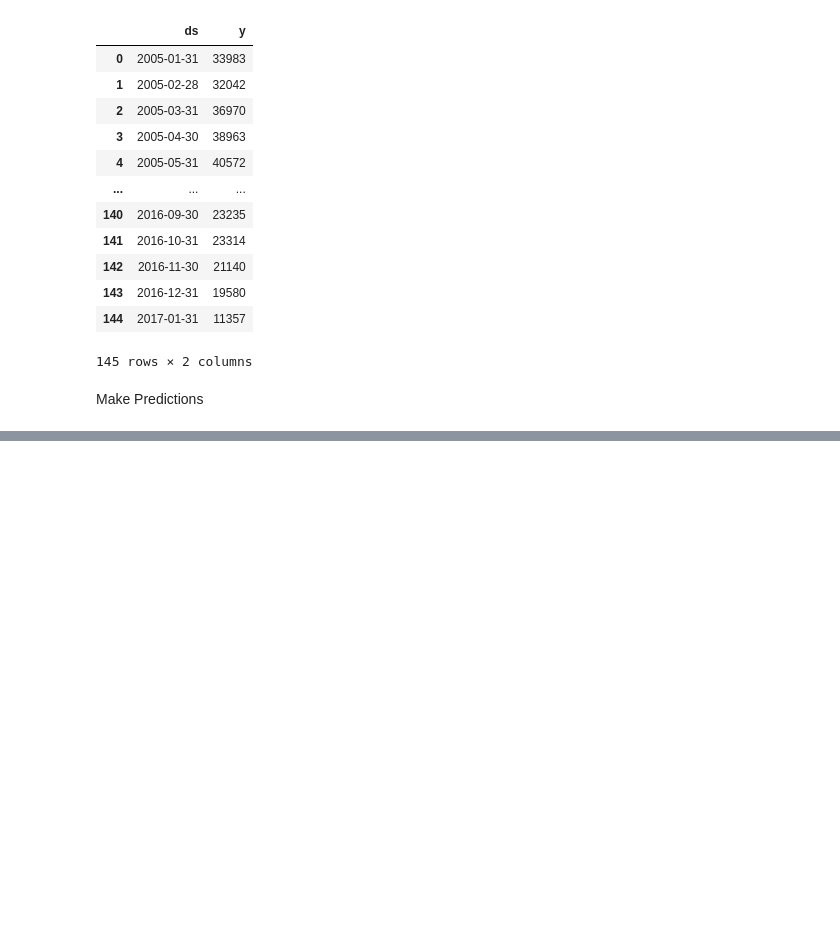
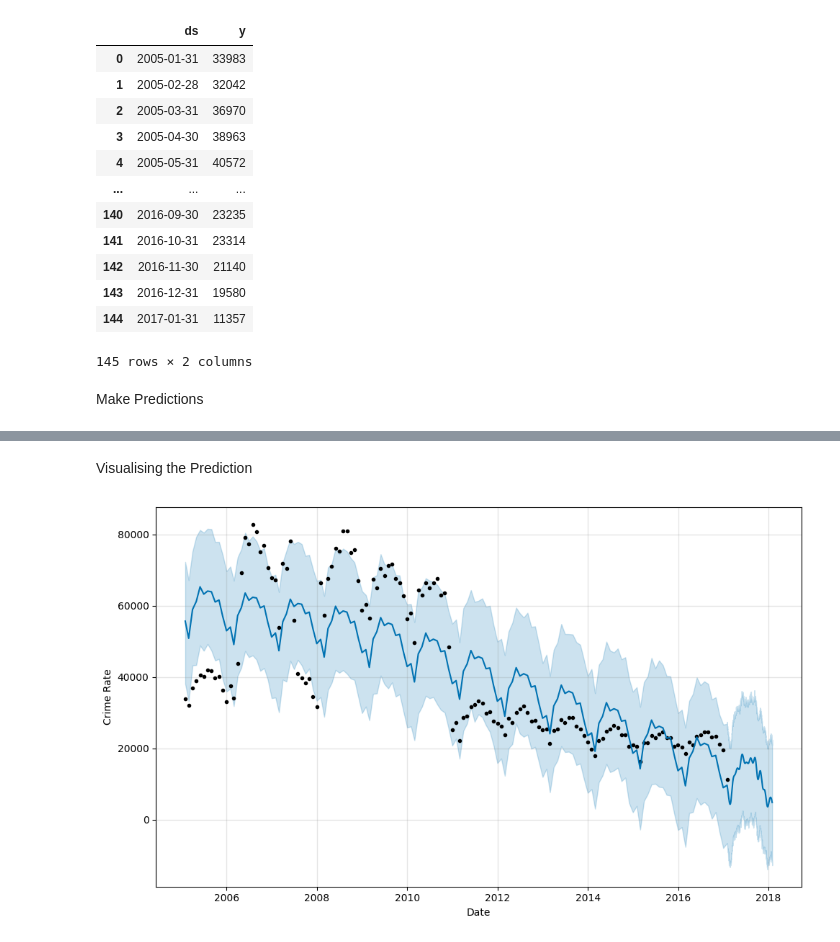
Before and after one commit to Devansh-Gupta-Official/facebook-prophet-chicagocrime, a Jupyter notebook: code.ipynb, the cells around one changed output, grey strips where cells are left out. Drawn from its saved outputs; the diff is of its cells as text; code cells hidden in the pictures; blank space fills up the shorter version.

Commit message:
visualising the prediction

```diff
--- a/code.ipynb
+++ b/code.ipynb
@@ -241,3 +241,4 @@ final_prophet_df
 Make Predictions
 # %%
 p = Prophet()
+p.fit(final_prophet_df)
@@ -243,0 +249,4 @@ p = Prophet()
+# %%
+future = p.make_future_dataframe(periods = 365)
+forecast = p.predict(future)
+forecast
@@ -243,0 +267,6 @@ p = Prophet()
+# %% [markdown]
+Visualising the Prediction
+# %%
+figure = p.plot(forecast,xlabel='Date',ylabel='Crime Rate')
+# %% [output]
+[figure, added]
```
Also changed, not shown: parts of 3 cells of this notebook.
